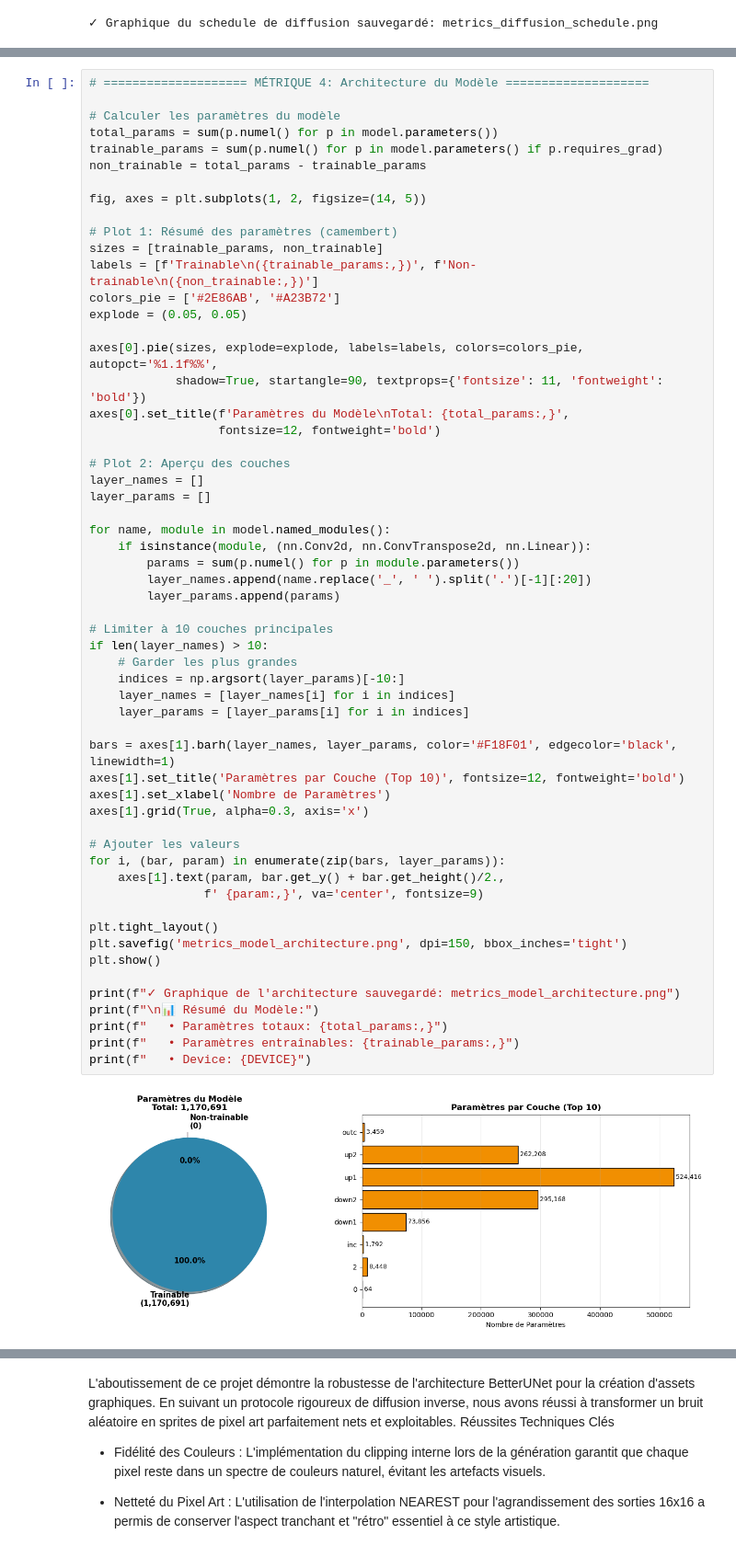
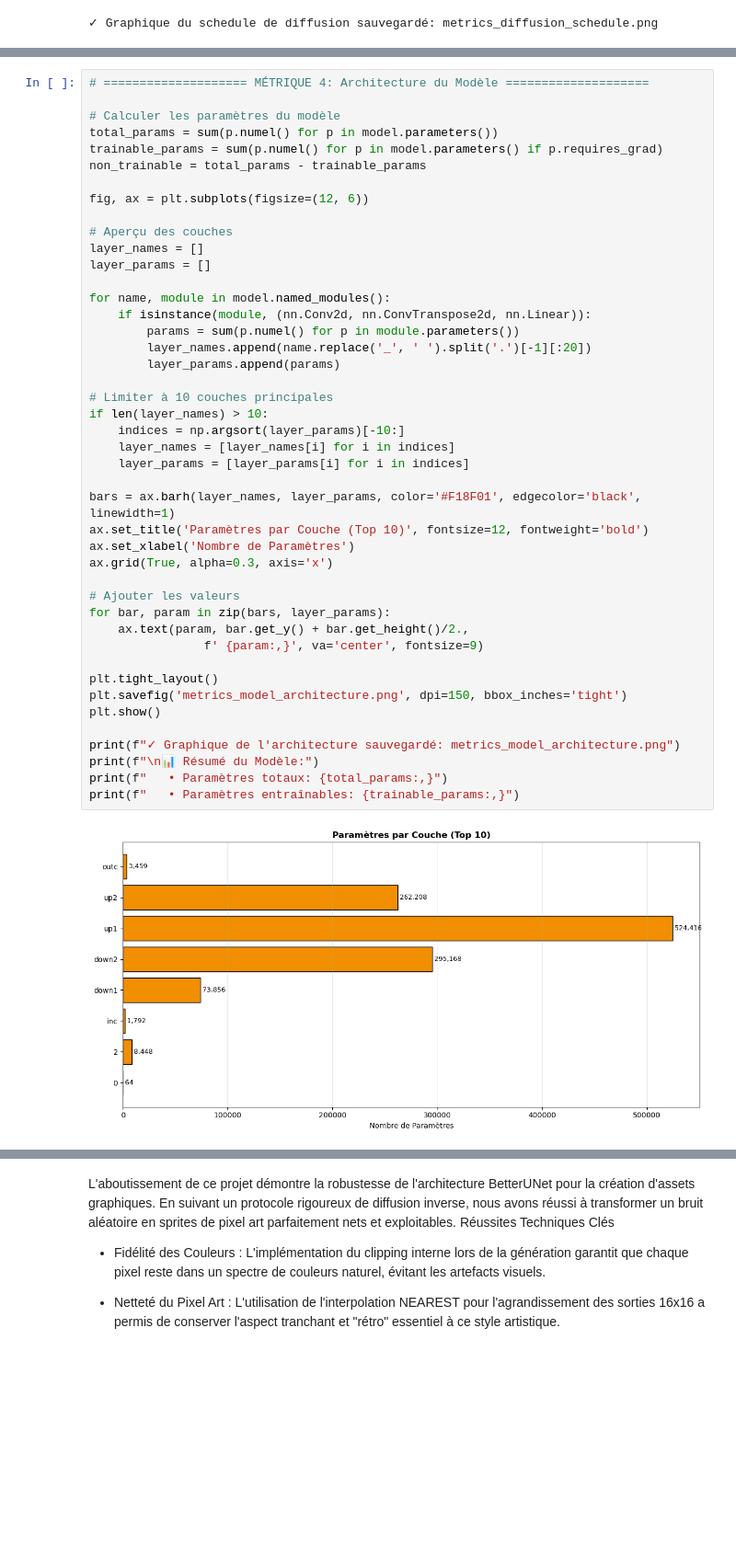
Before and after one commit to pierrelavielle/Diffusion, a Jupyter notebook: Project.ipynb, the cells around one changed output, grey strips where cells are left out. Shown at 92% size. Saved outputs shown, nothing was run; the diff lists cells and outputs as text; blank space fills up the shorter version.

```diff
--- a/Project.ipynb
+++ b/Project.ipynb
@@ -825,57 +825,44 @@ total_params = sum(p.numel() for p in model.parameters())
 trainable_params = sum(p.numel() for p in model.parameters() if p.requires_grad)
 non_trainable = total_params - trainable_params
 
-fig, axes = plt.subplots(1, 2, figsize=(14, 5))
+fig, ax = plt.subplots(figsize=(12, 6))
 
-# Plot 1: Résumé des paramètres (camembert)
-sizes = [trainable_params, non_trainable]
-labels = [f'Trainable\n({trainable_params:,})', f'Non-trainable\n({non_trainable:,})']
-colors_pie = ['#2E86AB', '#A23B72']
-explode = (0.05, 0.05)
-
-axes[0].pie(sizes, explode=explode, labels=labels, colors=colors_pie, autopct='%1.1f%%',
-            shadow=True, startangle=90, textprops={'fontsize': 11, 'fontweight': 'bold'})
-axes[0].set_title(f'Paramètres du Modèle\nTotal: {total_params:,}',
-                  fontsize=12, fontweight='bold')
-
-# Plot 2: Aperçu des couches
+# Aperçu des couches
 layer_names = []
 layer_params = []
 
 for name, module in model.named_modules():
     if isinstance(module, (nn.Conv2d, nn.ConvTranspose2d, nn.Linear)):
         params = sum(p.numel() for p in module.parameters())
         layer_names.append(name.replace('_', ' ').split('.')[-1][:20])
         layer_params.append(params)
 
 # Limiter à 10 couches principales
 if len(layer_names) > 10:
-    # Garder les plus grandes
     indices = np.argsort(layer_params)[-10:]
     layer_names = [layer_names[i] for i in indices]
     layer_params = [layer_params[i] for i in indices]
 
-bars = axes[1].barh(layer_names, layer_params, color='#F18F01', edgecolor='black', linewidth=1)
-axes[1].set_title('Paramètres par Couche (Top 10)', fontsize=12, fontweight='bold')
-axes[1].set_xlabel('Nombre de Paramètres')
-axes[1].grid(True, alpha=0.3, axis='x')
+bars = ax.barh(layer_names, layer_params, color='#F18F01', edgecolor='black', linewidth=1)
+ax.set_title('Paramètres par Couche (Top 10)', fontsize=12, fontweight='bold')
+ax.set_xlabel('Nombre de Paramètres')
+ax.grid(True, alpha=0.3, axis='x')
 
 # Ajouter les valeurs
-for i, (bar, param) in enumerate(zip(bars, layer_params)):
-    axes[1].text(param, bar.get_y() + bar.get_height()/2.,
+for bar, param in zip(bars, layer_params):
+    ax.text(param, bar.get_y() + bar.get_height()/2.,
                 f' {param:,}', va='center', fontsize=9)
 
 plt.tight_layout()
 plt.savefig('metrics_model_architecture.png', dpi=150, bbox_inches='tight')
 plt.show()
 
 print(f"✓ Graphique de l'architecture sauvegardé: metrics_model_architecture.png")
 print(f"\n📊 Résumé du Modèle:")
 print(f"   • Paramètres totaux: {total_params:,}")
 print(f"   • Paramètres entraînables: {trainable_params:,}")
-print(f"   • Device: {DEVICE}")
 # %% [output]
-[figure, old version]
+[figure, new version]
 ✓ Graphique de l'architecture sauvegardé: metrics_model_architecture.png
 
 📊 Résumé du Modèle:
```
Also changed, not shown: parts of 10 cells of this notebook.
